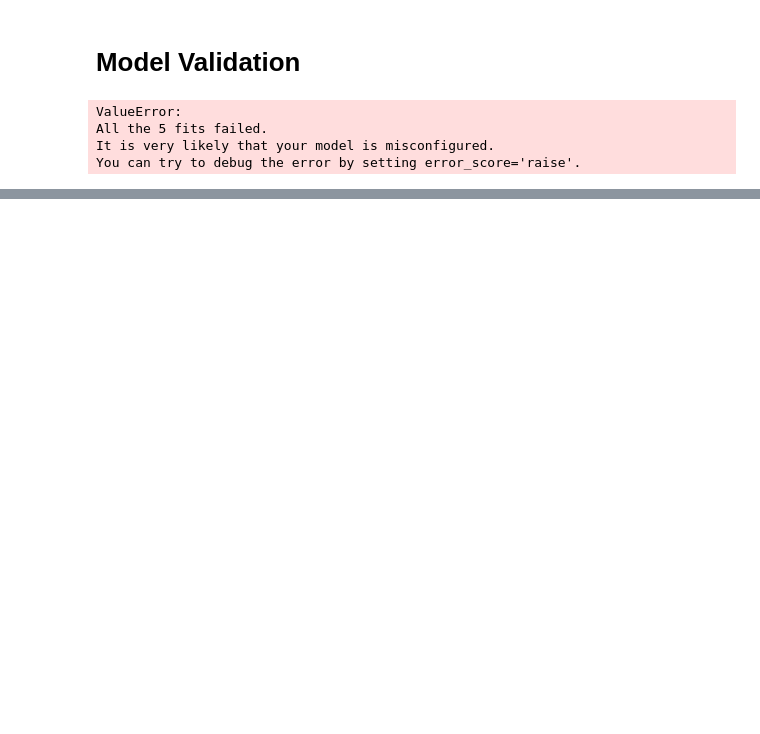
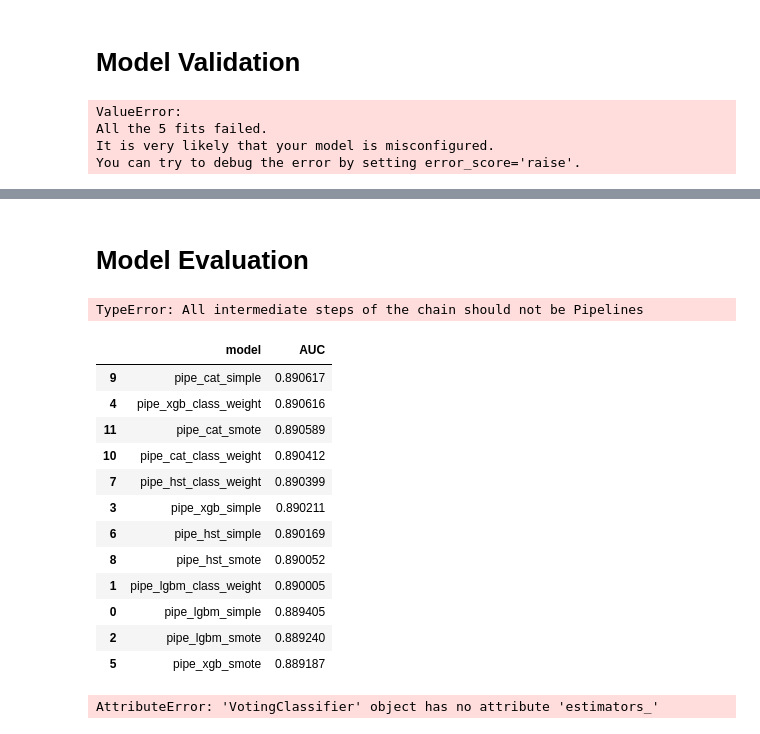
Before and after one commit to RuiFSP/Kaggle, a Jupyter notebook: Playground_Series_S4/1-Binary Classification with a Bank Churn Dataset/bank_churn_optimize_clean.ipynb, the cells around one changed output, grey strips where cells are left out. Saved outputs shown, nothing was run; the diff lists cells and outputs as text; code cells hidden in the pictures; blank space fills up the shorter version.

Commit message:
made some progress with pipelines, need to continue investigating and trying different models

```diff
--- a/Playground_Series_S4/1-Binary Classification with a Bank Churn Dataset/bank_churn_optimize_clean.ipynb
+++ b/Playground_Series_S4/1-Binary Classification with a Bank Churn Dataset/bank_churn_optimize_clean.ipynb
@@ -422,5 +380,0 @@ y = train_df['Exited']
-# %%
-X = pd.DataFrame(train_df)
-y = pd.DataFrame(test_df)
-
-X.head()
@@ -511,13 +480,3 @@ print(continuous_features)
 # %%
 #SMOTE for oversampling of minority class(class 1)
 sm = SMOTE(random_state=random_state)
-# %%
-#create train-test split.
-X_train, X_test, y_train, y_test = train_test_split(train_df, y,
-                                                    test_size=10000,
-                                                    random_state=random_state,
-                                                    shuffle=True,
-                                                    stratify=y)
-
-
-print(X_train.shape, X_test.shape)
@@ -922,0 +929,64 @@ df_results_df.sort_values(by = 'Mean', ascending=False).style.background_gradien
+# %% [markdown]
+# Model Evaluation
+# %%
+%%time
+models = []
+
+models.append(("pipe_lgbm_simple", pipe_lgbm_simple.named_steps['lgbm_tunned']))
+models.append(("pipe_lgbm_class_weight", pipe_lgbm_class_weight.named_steps['lgbm_class_weight']))
+models.append(("pipe_lgbm_smote", pipe_lgbm_smote.named_steps['lgbm_smote']))
+models.append(("pipe_xgb_simple", pipe_xgb_simple.named_steps['xgb_simple']))
+models.append(("pipe_xgb_class_weight", pipe_xgb_class_weight.named_steps['xgb_class_weight']))
+models.append(("pipe_xgb_smote", pipe_xgb_smote.named_steps['xgb_smote']))
+models.append(("pipe_hst_simple", pipe_hst_simple.named_steps['hst_simple']))
+models.append(("pipe_hst_class_weight", pipe_hst_class_weight.named_steps['hst_class_weight']))
+models.append(("pipe_hst_smote", pipe_hst_smote.named_steps['hst_smote']))
+models.append(("pipe_cat_simple", pipe_cat_simple.named_steps['cat_simple']))
+models.append(("pipe_cat_class_weight", pipe_cat_class_weight.named_steps['cat_class_weight']))
+models.append(("pipe_cat_smote", pipe_cat_smote.named_steps['cat_smote']))
+models.append(("Voting_ensemble", Voting_ensemble))
+#models.append(("stacking_ensemble", stacking_ensemble))
+
+
+accT = []
+
+for name, model in models:
+        clf = model.fit(X_train, y_train)
+        y_pred = clf.predict_proba(X_test)[:, 1]
+        accT.append([name, roc_auc_score(y_test, y_pred)])
+# %% [output]
+TypeError: All intermediate steps of the chain should not be Pipelines
+# %%
+results = pd.DataFrame(accT, columns=['model', 'AUC']).sort_values(by='AUC', ascending=False)
+
+results.style.background_gradient('Reds')
+# %% [output]
+|  | model | AUC |
+| 9 | pipe_cat_simple | 0.890617 |
+| 4 | pipe_xgb_class_weight | 0.890616 |
+| 11 | pipe_cat_smote | 0.890589 |
+| 10 | pipe_cat_class_weight | 0.890412 |
+| 7 | pipe_hst_class_weight | 0.890399 |
+| 3 | pipe_xgb_simple | 0.890211 |
+| 6 | pipe_hst_simple | 0.890169 |
+| 8 | pipe_hst_smote | 0.890052 |
+| 1 | pipe_lgbm_class_weight | 0.890005 |
+| 0 | pipe_lgbm_simple | 0.889405 |
+| 2 | pipe_lgbm_smote | 0.889240 |
+| 5 | pipe_xgb_smote | 0.889187 |
+# %%
+disp = RocCurveDisplay.from_estimator(Voting_ensemble, X_test, y_test, name= 'Voting_ensemble')
+RocCurveDisplay.from_estimator(pipe_lgbm_smote, X_test, y_test, name= 'pipe_lgbm_smote', ax=disp.ax_);
+RocCurveDisplay.from_estimator(pipe_hst_smote, X_test, y_test, name= 'pipe_hst_smote', ax=disp.ax_);
+RocCurveDisplay.from_estimator(pipe_lgbm_simple, X_test, y_test, name= 'pipe_lgbm_simple', ax=disp.ax_);
+RocCurveDisplay.from_estimator(pipe_lgbm_class_weight, X_test, y_test, name= 'pipe_lgbm_class_weight', ax=disp.ax_);
+RocCurveDisplay.from_estimator(pipe_xgb_class_weight, X_test, y_test, name= 'pipe_xgb_class_weight', ax=disp.ax_);
+RocCurveDisplay.from_estimator(pipe_cat_class_weight, X_test, y_test,  name= 'pipe_cat_class_weight', ax=disp.ax_);
+RocCurveDisplay.from_estimator(pipe_xgb_simple, X_test, y_test,  name= 'pipe_xgb_simple', ax=disp.ax_);
+RocCurveDisplay.from_estimator(pipe_hst_class_weight, X_test, y_test,  name= 'pipe_hst_class_weight', ax=disp.ax_);
+RocCurveDisplay.from_estimator(pipe_cat_simple, X_test, y_test,  name= 'pipe_cat_simple', ax=disp.ax_);
+RocCurveDisplay.from_estimator(pipe_hst_simple, X_test, y_test,  name= 'pipe_hst_simple', ax=disp.ax_);
+RocCurveDisplay.from_estimator(pipe_cat_smote, X_test, y_test,  name= 'pipe_cat_smote', ax=disp.ax_);
+RocCurveDisplay.from_estimator(pipe_xgb_smote, X_test, y_test,  name= 'pipe_xgb_smote', ax=disp.ax_);
+# %% [output]
+AttributeError: 'VotingClassifier' object has no attribute 'estimators_'
```
Also changed, not shown: parts of 20 cells of this notebook, 4 other files.
